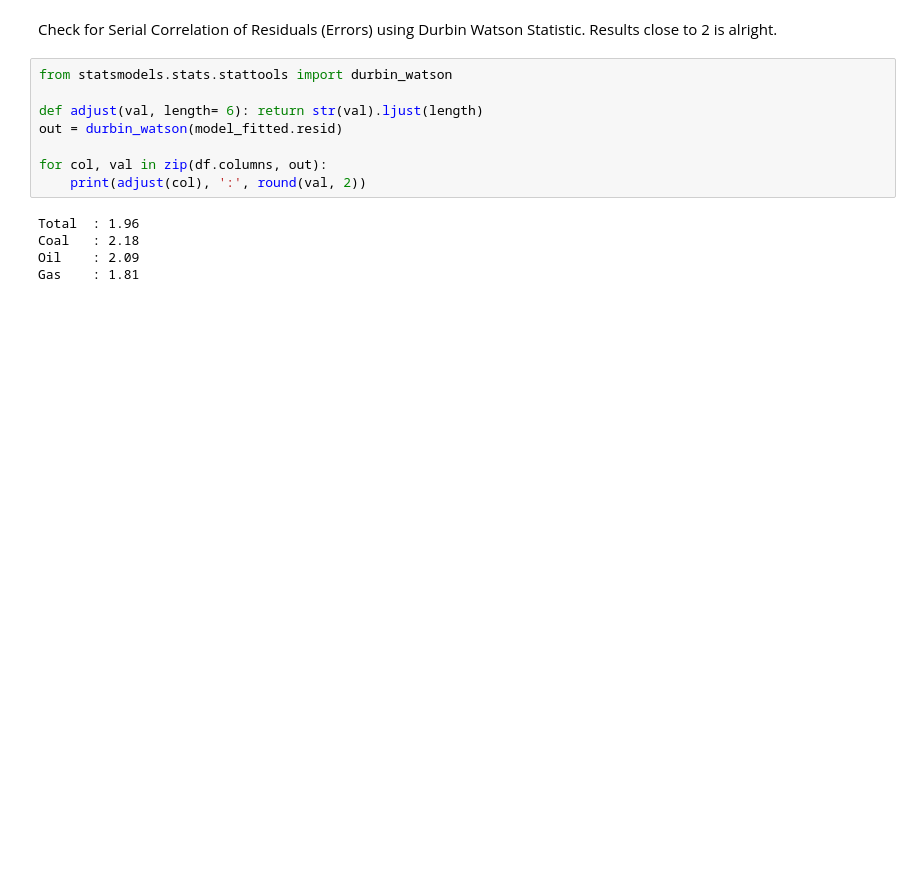
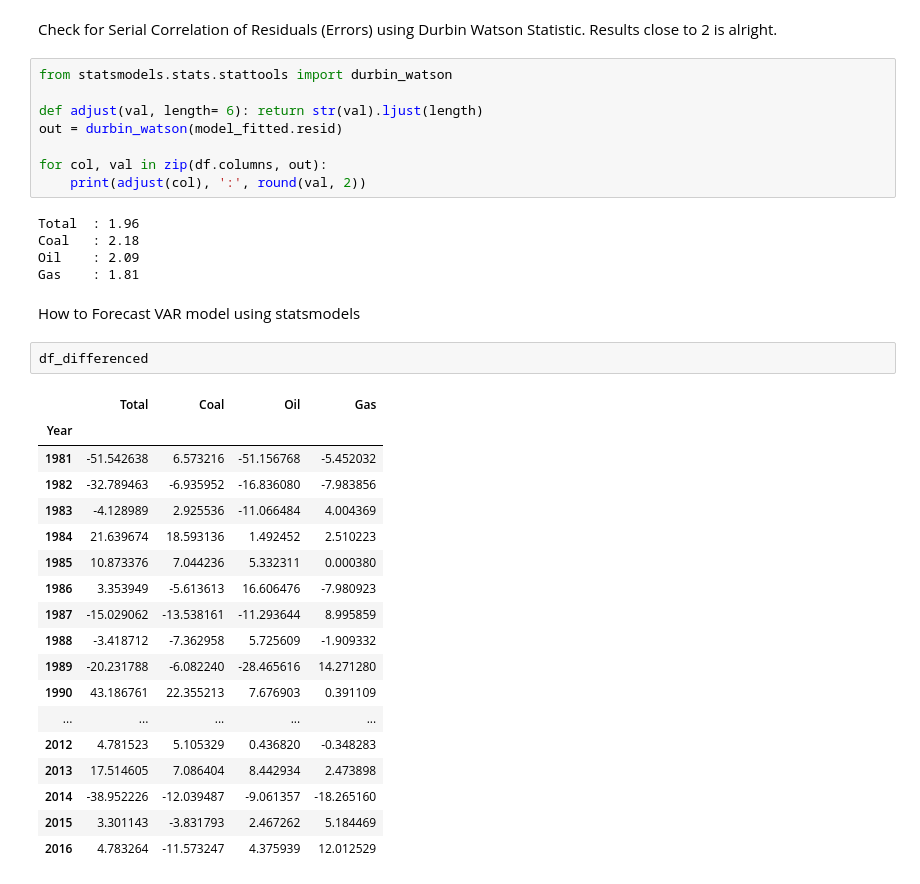
Before and after one commit to danilogiarlini/Global-CO2-Emission-Forecasting, a Jupyter notebook: arima_model.ipynb, the cells around one changed output. Cells and saved outputs as stored; diff of their text form; blank space fills up the shorter version.

```diff
--- a/arima_model.ipynb
+++ b/arima_model.ipynb
@@ -345,3 +345,26 @@ Total  : 1.96
 Coal   : 2.18
 Oil    : 2.09
 Gas    : 1.81
+# %% [markdown]
+How to Forecast VAR model using statsmodels
+# %%
+df_differenced
+# %% [output]
+|  | Total | Coal | Oil | Gas |
+| Year |  |  |  |  |
+| 1981 | -51.542638 | 6.573216 | -51.156768 | -5.452032 |
+| 1982 | -32.789463 | -6.935952 | -16.836080 | -7.983856 |
+| 1983 | -4.128989 | 2.925536 | -11.066484 | 4.004369 |
+| 1984 | 21.639674 | 18.593136 | 1.492452 | 2.510223 |
+| 1985 | 10.873376 | 7.044236 | 5.332311 | 0.000380 |
+| 1986 | 3.353949 | -5.613613 | 16.606476 | -7.980923 |
+| 1987 | -15.029062 | -13.538161 | -11.293644 | 8.995859 |
+| 1988 | -3.418712 | -7.362958 | 5.725609 | -1.909332 |
+| 1989 | -20.231788 | -6.082240 | -28.465616 | 14.271280 |
+| 1990 | 43.186761 | 22.355213 | 7.676903 | 0.391109 |
+| ... | ... | ... | ... | ... |
+| 2012 | 4.781523 | 5.105329 | 0.436820 | -0.348283 |
+| 2013 | 17.514605 | 7.086404 | 8.442934 | 2.473898 |
+| 2014 | -38.952226 | -12.039487 | -9.061357 | -18.265160 |
+| 2015 | 3.301143 | -3.831793 | 2.467262 | 5.184469 |
+| 2016 | 4.783264 | -11.573247 | 4.375939 | 12.012529 |
```
Also changed, not shown: parts of 11 cells of this notebook.
